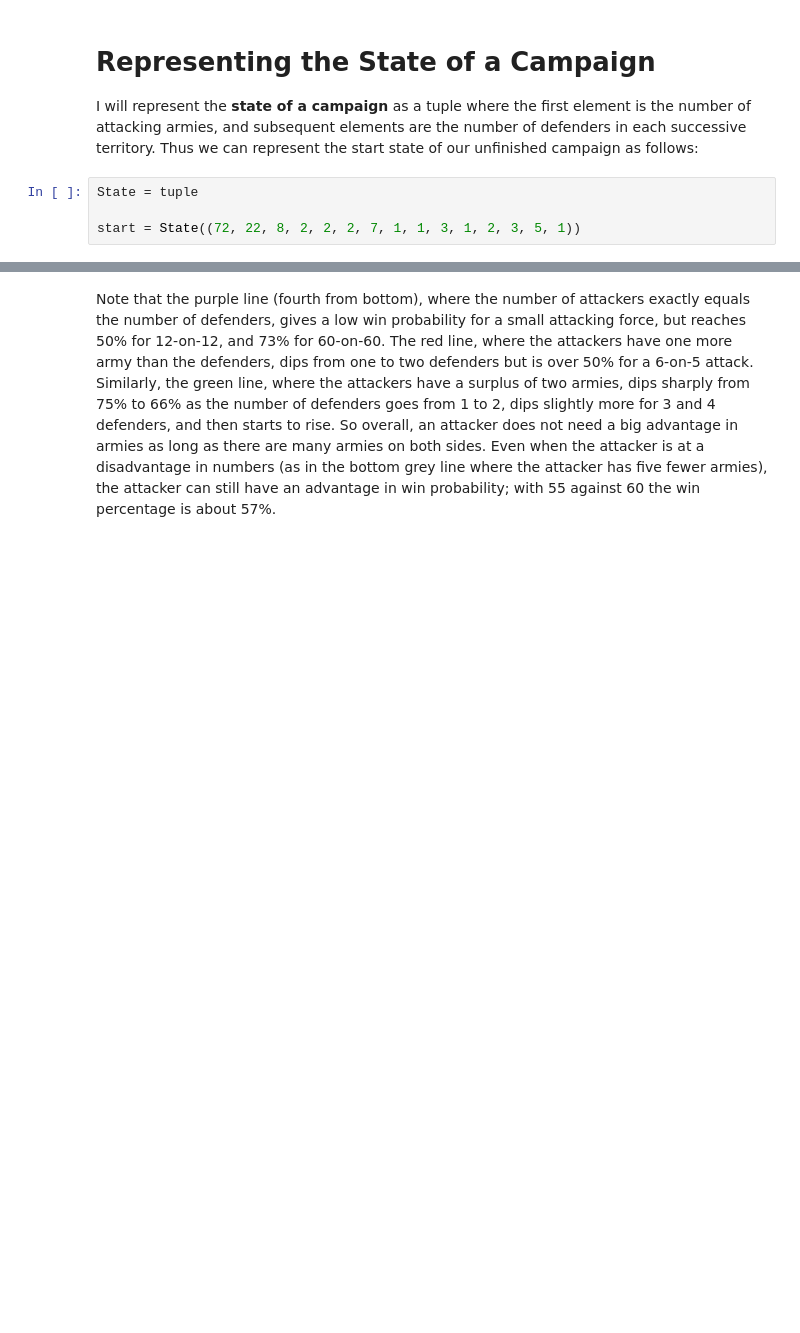
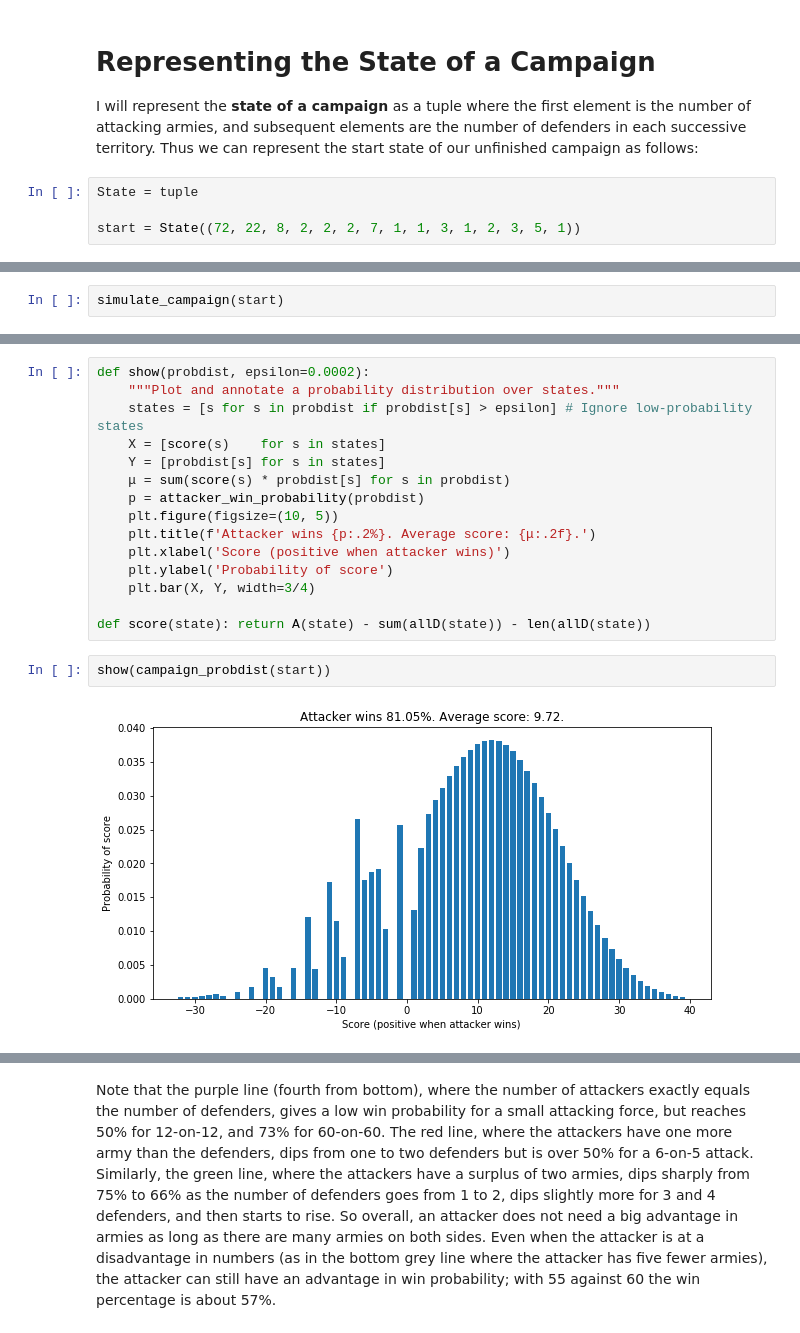
Before and after one commit to norvig/pytudes, a Jupyter notebook: ipynb/risk.ipynb, the cells around one changed output, grey strips where cells are left out. Cells and saved outputs as stored; diff of their text form; blank space fills up the shorter version.

```diff
--- a/ipynb/risk.ipynb
+++ b/ipynb/risk.ipynb
@@ -246,0 +120,2 @@ def chart(defenders=range(1, 61), deltas=(10, 5, 2, 1, 0, -1, -2, -5)):
+# %%
+simulate_campaign(start)
@@ -246,0 +314,19 @@ def chart(defenders=range(1, 61), deltas=(10, 5, 2, 1, 0, -1, -2, -5)):
+# %%
+def show(probdist, epsilon=0.0002):
+    """Plot and annotate a probability distribution over states."""
+    states = [s for s in probdist if probdist[s] > epsilon] # Ignore low-probability states
+    X = [score(s)    for s in states]
+    Y = [probdist[s] for s in states]
+    μ = sum(score(s) * probdist[s] for s in probdist)
+    p = attacker_win_probability(probdist)
+    plt.figure(figsize=(10, 5))
+    plt.title(f'Attacker wins {p:.2%}. Average score: {μ:.2f}.')
+    plt.xlabel('Score (positive when attacker wins)')
+    plt.ylabel('Probability of score')
+    plt.bar(X, Y, width=3/4)
+
+def score(state): return A(state) - sum(allD(state)) - len(allD(state))
+# %%
+show(campaign_probdist(start))
+# %% [output]
+[figure, added]
```
Also changed, not shown: parts of 75 cells of this notebook.
